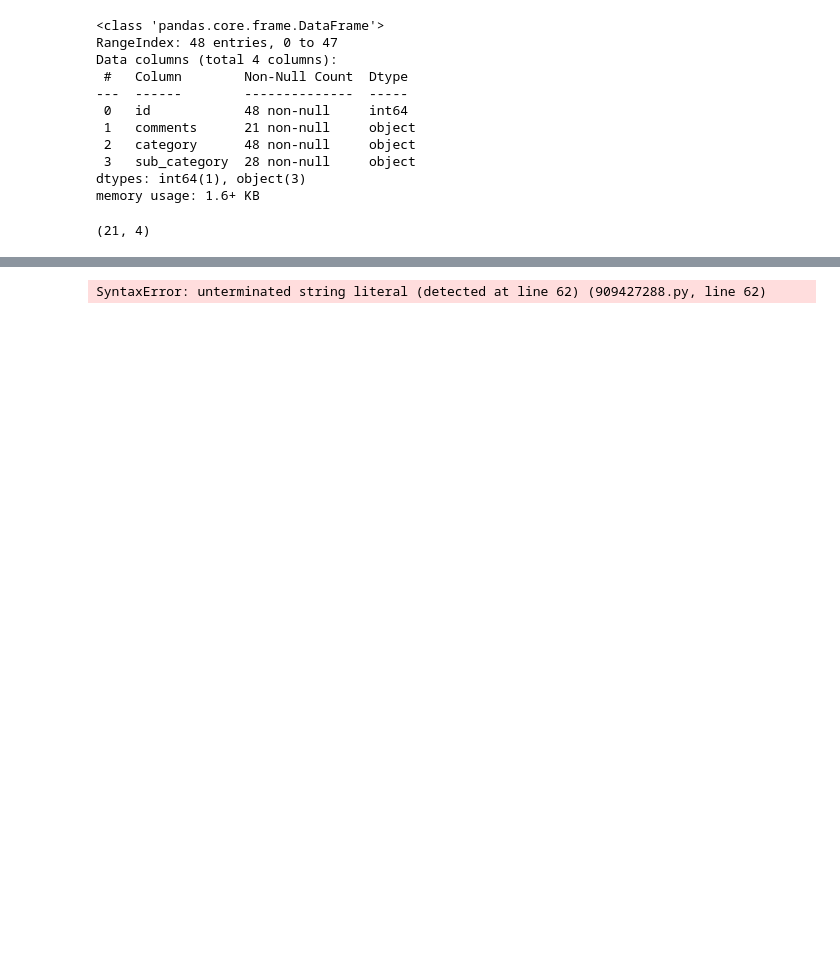
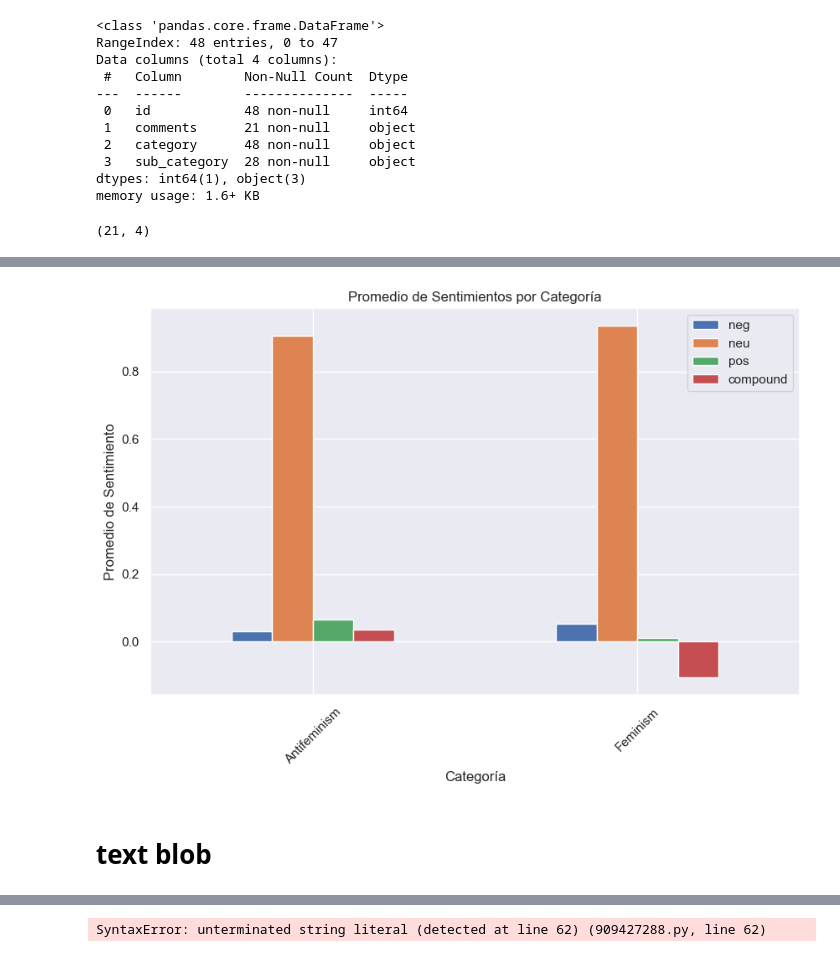
Before and after one commit to celefigs/EDA_Feminism_Influencers_Spain, a Jupyter notebook: Codebook_dataset.ipynb, the cells around one changed output, grey strips where cells are left out. Saved outputs shown, nothing was run; the diff lists cells and outputs as text; code cells hidden in the pictures; blank space fills up the shorter version.

```diff
--- a/Codebook_dataset.ipynb
+++ b/Codebook_dataset.ipynb
@@ -435,0 +522,15 @@ len(vector_space) #the vectoriser has found 162 unique features (words)
+# %%
+# Promedio de sentimientos por categoría
+sentiment_means = df_sentiment_analysis.groupby('category')[['neg', 'neu', 'pos', 'compound']].mean()
+
+# Crear el gráfico
+sentiment_means.plot(kind='bar', figsize=(10,6))
+plt.title('Promedio de Sentimientos por Categoría')
+plt.xlabel('Categoría')
+plt.ylabel('Promedio de Sentimiento')
+plt.xticks(rotation=45)
+plt.show()
+# %% [output]
+[figure, added]
+# %% [markdown]
+# text blob
```
Also changed, not shown: parts of 30 cells of this notebook.
